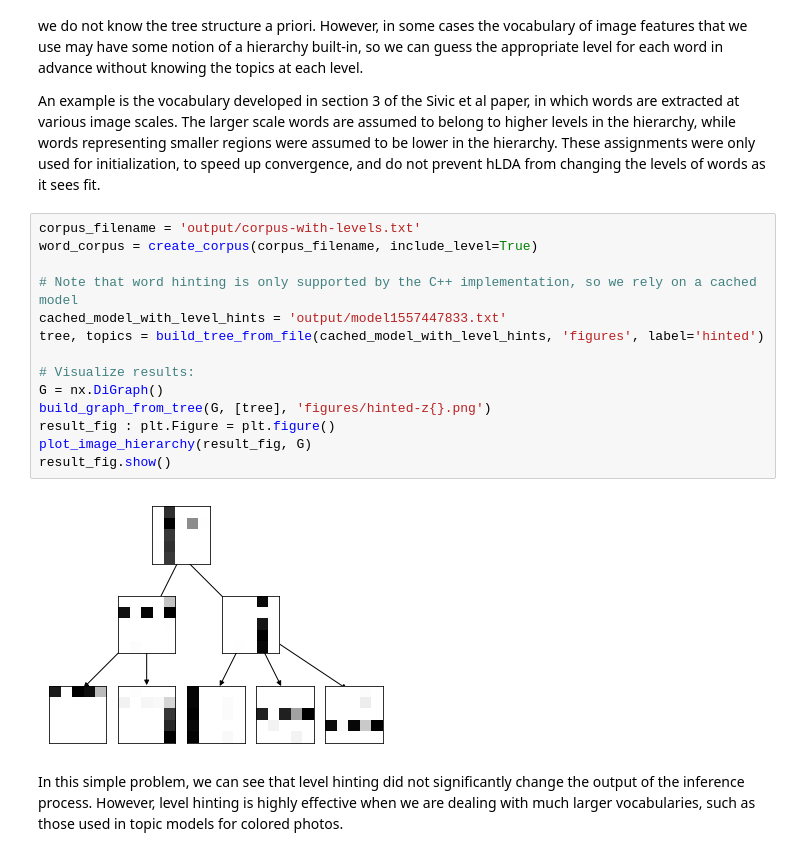
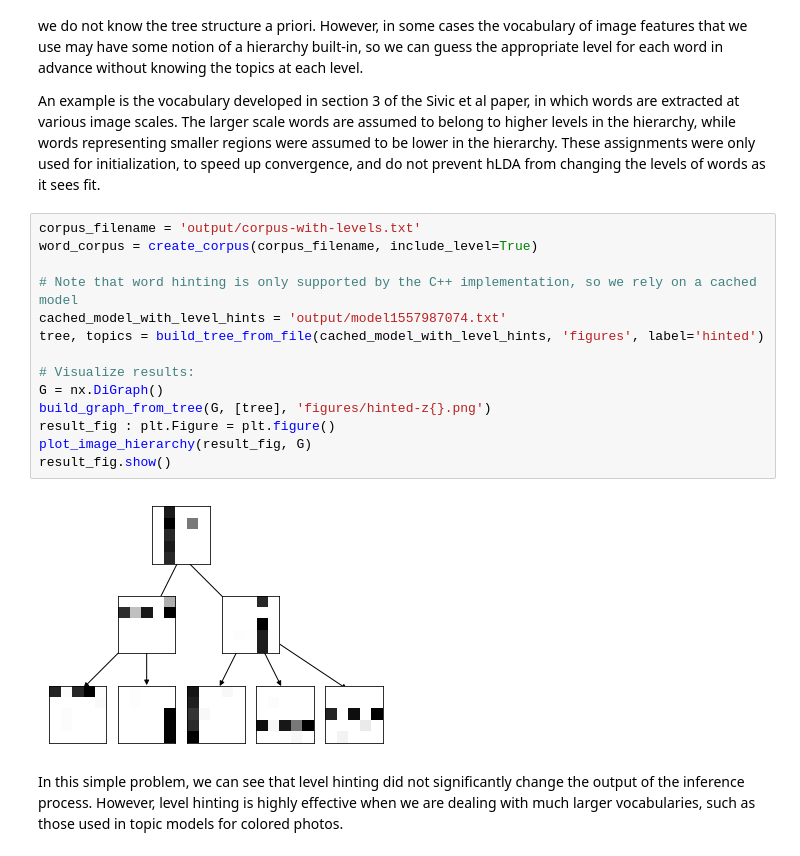
Before and after one commit to SJamieson/spatial_hlda_tutorial, a Jupyter notebook: notebooks/Unsupervised discovery of visual object class hierarchies - Sivic et al.ipynb, the cells around one changed output. Cells and saved outputs as stored; diff of their text form.

```diff
--- a/notebooks/Unsupervised discovery of visual object class hierarchies - Sivic et al.ipynb
+++ b/notebooks/Unsupervised discovery of visual object class hierarchies - Sivic et al.ipynb
@@ -302,18 +302,18 @@ An example is the vocabulary developed in section 3 of the Sivic et al paper, in
 # %%
 corpus_filename = 'output/corpus-with-levels.txt'
 word_corpus = create_corpus(corpus_filename, include_level=True)
 
 # Note that word hinting is only supported by the C++ implementation, so we rely on a cached model
-cached_model_with_level_hints = 'output/model1557447833.txt'
+cached_model_with_level_hints = 'output/model1557987074.txt'
 tree, topics = build_tree_from_file(cached_model_with_level_hints, 'figures', label='hinted')
 
 # Visualize results:
 G = nx.DiGraph()
 build_graph_from_tree(G, [tree], 'figures/hinted-z{}.png')
 result_fig : plt.Figure = plt.figure()
 plot_image_hierarchy(result_fig, G)
 result_fig.show()
 # %% [output]
-[figure, old version]
+[figure, new version]
 # %% [markdown]
 In this simple problem, we can see that level hinting did not significantly change the output of the inference process. However, level hinting is highly effective when we are dealing with much larger vocabularies, such as those used in topic models for colored photos.
```
Also changed, not shown: parts of 4 cells of this notebook, 26 other files.
